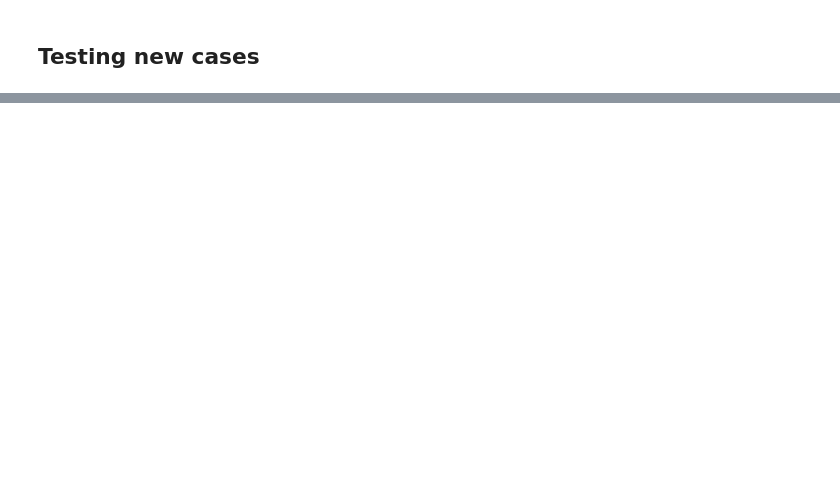
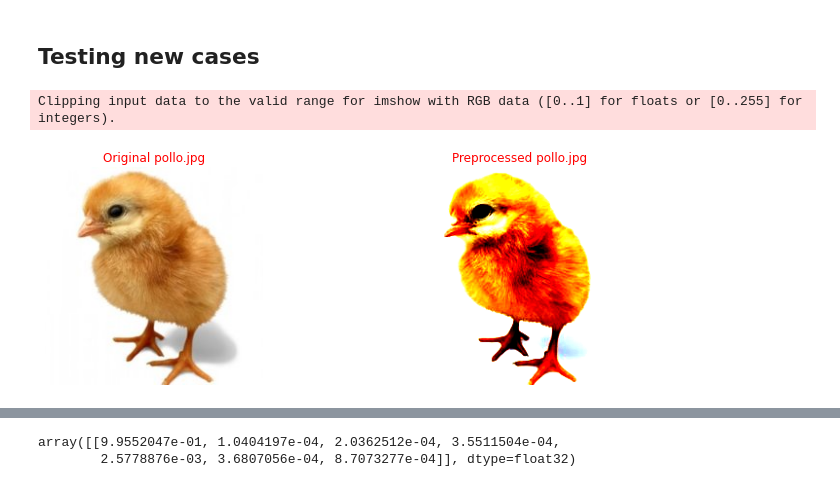
Before and after one commit to SergioRt1/An-analysis-of-diagram-images-on-Git-repositories, a Jupyter notebook: train.ipynb, the cells around one changed output, grey strips where cells are left out. Saved outputs shown, nothing was run; the diff lists cells and outputs as text; code cells hidden in the pictures; blank space fills up the shorter version.

```diff
--- a/train.ipynb
+++ b/train.ipynb
@@ -471,10 +613,14 @@ def show_and_predict_img(name: str, model):
 
     plt.show()
 
-    prop = model.predict(x)
-    prediction = prop.argmax(axis=-1)
-    print(f"Prediction: {prediction[0]} -> {class_map[prediction[0]]}")
+    prob = model.predict(x)
+    prediction = prob.argmax(axis=-1)
+    category = prediction[0]
+    print(f"Prediction: {category} -> {class_map[category]}, prob {prob[0][category]:.3%}")
 
-    return prop
+    return prob
 # %%
-show_and_predict_img('pollo.jpg', loaded_model)
+show_and_predict_img('pollo.jpg', fine_tuned_model)
+# %% [output]
+Clipping input data to the valid range for imshow with RGB data ([0..1] for floats or [0..255] for integers).
+[figure, added]
@@ -480,0 +629,2 @@ show_and_predict_img('pollo.jpg', loaded_model)
+array([[9.9552047e-01, 1.0404197e-04, 2.0362512e-04, 3.5511504e-04,
+        2.5778876e-03, 3.6807056e-04, 8.7073277e-04]], dtype=float32)
```
Also changed, not shown: parts of 20 cells of this notebook.
